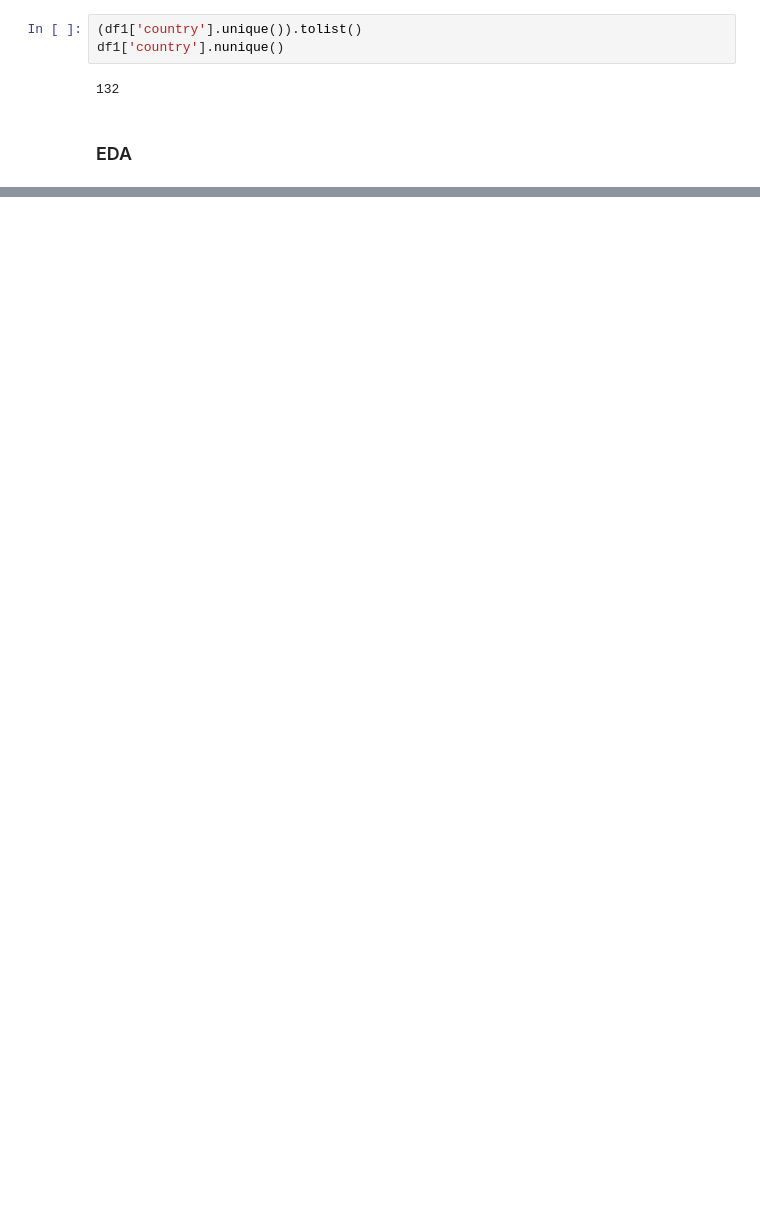
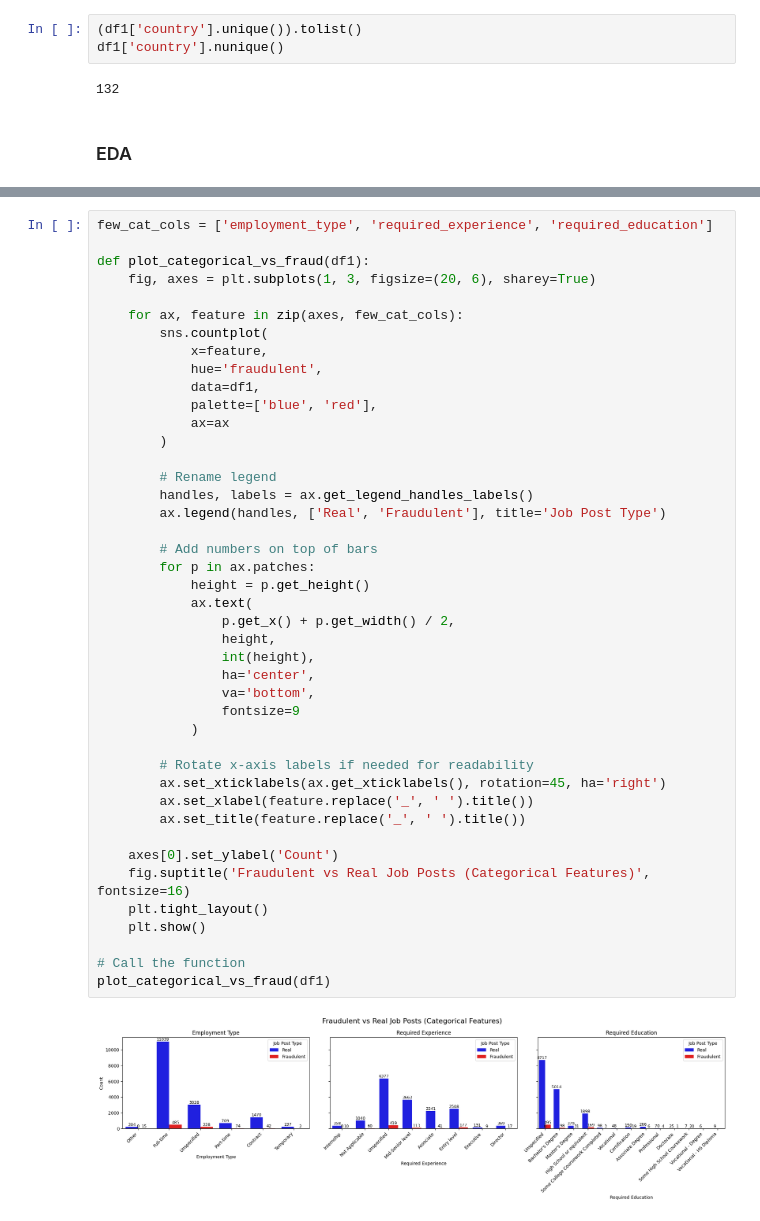
Before and after one commit to SpencerLimSzeSing/fraudulent-job-prediction, a Jupyter notebook: notebook/notebook.ipynb, the cells around one changed output, grey strips where cells are left out. Drawn from its saved outputs; the diff is of its cells as text; blank space fills up the shorter version.

```diff
--- a/notebook/notebook.ipynb
+++ b/notebook/notebook.ipynb
@@ -467,0 +476,45 @@ P-value for 'requirements': 8.060220641804172e-12
+# %%
+few_cat_cols = ['employment_type', 'required_experience', 'required_education']
+
+def plot_categorical_vs_fraud(df1):
+    fig, axes = plt.subplots(1, 3, figsize=(20, 6), sharey=True)
+
+    for ax, feature in zip(axes, few_cat_cols):
+        sns.countplot(
+            x=feature,
+            hue='fraudulent',
+            data=df1,
+            palette=['blue', 'red'],
+            ax=ax
+        )
+
+        # Rename legend
+        handles, labels = ax.get_legend_handles_labels()
+        ax.legend(handles, ['Real', 'Fraudulent'], title='Job Post Type')
+
+        # Add numbers on top of bars
+        for p in ax.patches:
+            height = p.get_height()
+            ax.text(
+                p.get_x() + p.get_width() / 2,
+                height,
+                int(height),
+                ha='center',
+                va='bottom',
+                fontsize=9
+            )
+
+        # Rotate x-axis labels if needed for readability
+        ax.set_xticklabels(ax.get_xticklabels(), rotation=45, ha='right')
+        ax.set_xlabel(feature.replace('_', ' ').title())
+        ax.set_title(feature.replace('_', ' ').title())
+
+    axes[0].set_ylabel('Count')
+    fig.suptitle('Fraudulent vs Real Job Posts (Categorical Features)', fontsize=16)
+    plt.tight_layout()
+    plt.show()
+
+# Call the function
+plot_categorical_vs_fraud(df1)
+# %% [output]
+[figure, added]
```
Also changed, not shown: parts of 45 cells of this notebook, 4 other files.
